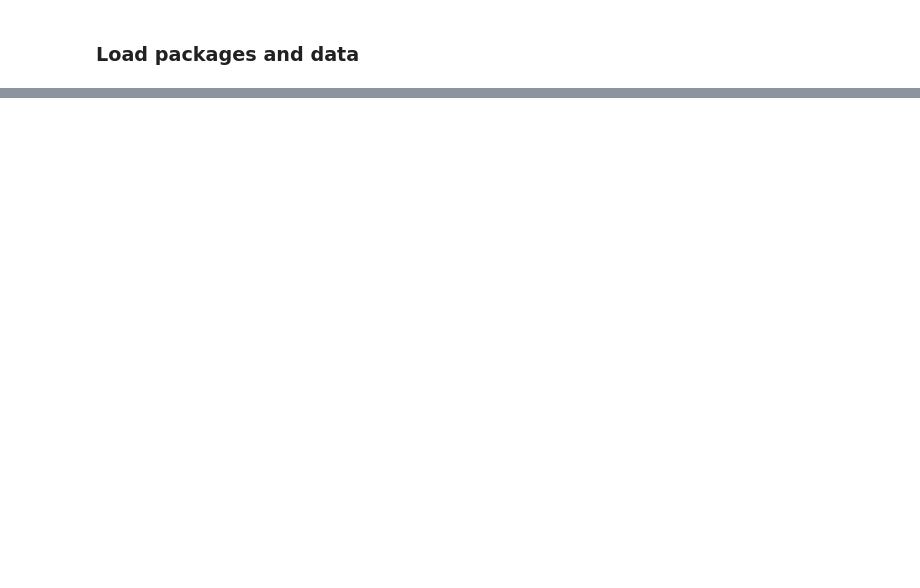
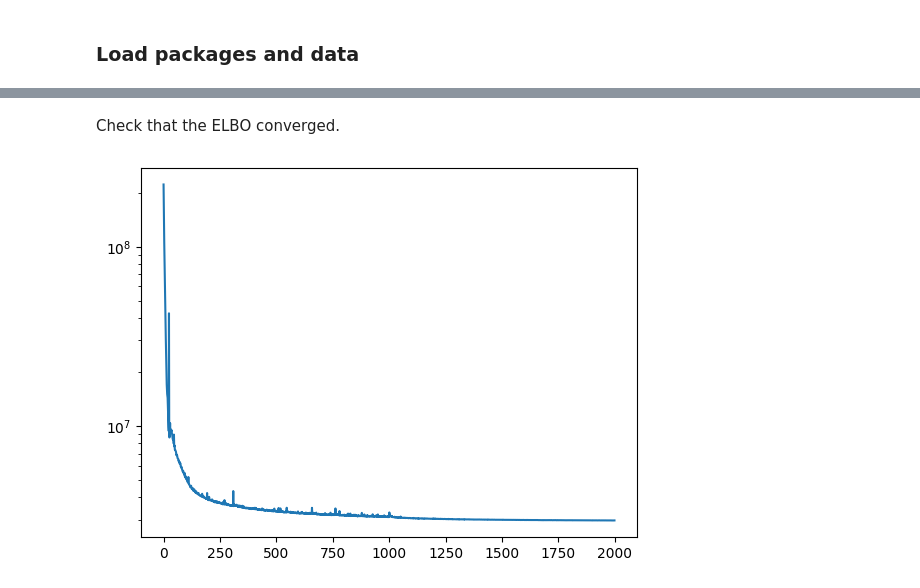
Before and after one commit to cbg-ethz/scDEF, a Jupyter notebook: docs/examples/scdef-pbmcs3k.ipynb, the cells around one changed output, grey strips where cells are left out. Saved outputs shown, nothing was run; the diff lists cells and outputs as text; code cells hidden in the pictures; blank space fills up the shorter version.

```diff
--- a/docs/examples/scdef-pbmcs3k.ipynb
+++ b/docs/examples/scdef-pbmcs3k.ipynb
@@ -77,0 +161,8 @@ INFO:scDEF:Updated scDEF graph
+# %% [markdown]
+Check that the ELBO converged.
+# %%
+plt.plot(np.concatenate(scd.elbos)[:])
+plt.yscale('log')
+plt.show()
+# %% [output]
+[figure, added]
```
Also changed, not shown: parts of 92 cells of this notebook, 2 other files.
